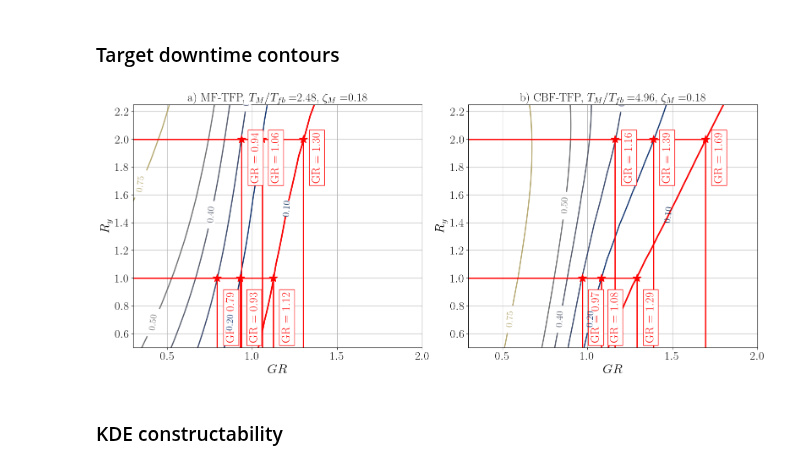
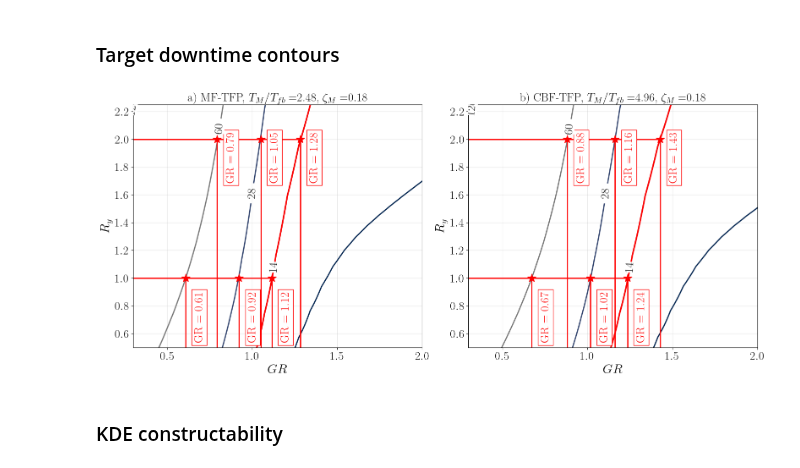
Before and after one commit to hgp297/isol-sys-database, a Jupyter notebook: src/paper/wcsi_time_anly_figures.ipynb, the cells around one changed output. Cells and saved outputs as stored; diff of their text form; code cells hidden in the pictures.

```diff
--- a/src/paper/wcsi_time_anly_figures.ipynb
+++ b/src/paper/wcsi_time_anly_figures.ipynb
@@ -817,13 +825,39 @@ plt.savefig('./wcsi_figures/mce_surf.svg')
 # %% [markdown]
 ### Target downtime contours
 # %%
+### regular
+ns = 4
+hs = 13.
+nb = 6
+Lb = 30.
+
+example_bldg_area = (nb*Lb)**2 * (ns + 1)
+workers_parallel = example_bldg_area/1000/2
+####
+similar_mf_tfp = df_mf_tfp[(df_mf_tfp['num_stories'] == ns) & (df_mf_tfp['num_bays'] == nb)]
+similar_mf_tfp_cost = similar_mf_tfp['total_cmp_cost'].median()
+similar_mf_tfp_time = similar_mf_tfp['total_cmp_time'].median()
+
+similar_mf_lrb = df_mf_lrb[(df_mf_lrb['num_stories'] == ns) & (df_mf_lrb['num_bays'] == nb)]
+similar_mf_lrb_cost = similar_mf_lrb['total_cmp_cost'].median()
+similar_mf_lrb_time = similar_mf_lrb['total_cmp_time'].median()
+
+similar_cbf_tfp = df_cbf_tfp[(df_cbf_tfp['num_stories'] == ns) & (df_cbf_tfp['num_bays'] == nb)]
+similar_cbf_tfp_cost = similar_cbf_tfp['total_cmp_cost'].median()
+similar_cbf_tfp_time = similar_cbf_tfp['total_cmp_time'].median()
+
+similar_cbf_lrb = df_cbf_lrb[(df_cbf_lrb['num_stories'] == ns) & (df_cbf_lrb['num_bays'] == nb)]
+similar_cbf_lrb_cost = similar_cbf_lrb['total_cmp_cost'].median()
+similar_cbf_lrb_time = similar_cbf_lrb['total_cmp_time'].median()
+####
+
 plt.rcParams["font.family"] = "serif"
 plt.rcParams["mathtext.fontset"] = "dejavuserif"
 title_font=22
 axis_font = 22
 subt_font = 20
 label_size = 20
-clabel_size = 16
+clabel_size = 20
 mpl.rcParams['xtick.labelsize'] = label_size
 mpl.rcParams['ytick.labelsize'] = label_size
 # plt.close('all')
@@ -835,6 +869,7 @@ xvar = 'gap_ratio'
 yvar = 'RI'
 
 lvls = np.array([0.1, 0.2, 0.3, 0.4, 0.5, 0.75, 1.0])
+lvl_days = np.array([7, 14, 28, 60, 120])
 
 df_sc = df_mf_tfp.copy()
 T_median = df_sc['T_ratio'].median()
@@ -865,20 +900,25 @@ grid_cost = predict_DV(X_plot,
 
 Z = np.array(grid_cost)
 Z_cont = Z.reshape(xx_pl.shape)
+Z_days = Z_cont*similar_mf_tfp_time/workers_parallel
 
-cs = ax.contour(xx_pl, yy_pl, Z_cont, linewidths=2.0, cmap='cividis',
-                 levels=lvls)
-clabels = ax.clabel(cs, fontsize=clabel_size)
+cs = ax.contour(xx_pl, yy_pl, Z_days, linewidths=2.0, cmap='cividis',
+                levels=lvl_days)
+# cs = ax.contour(xx_pl, yy_pl, Z_cont, linewidths=0.3, cmap='cividis',
+#                  levels=lvls)
+clabels = ax.clabel(cs, fontsize=clabel_size, colors='black')
 [txt.set_bbox(dict(facecolor='white', edgecolor='none', pad=0)) for txt in clabels]
 
 prob_list = [0.3, 0.2, 0.1]
+day_list = [14, 28, 60]
 from scipy.interpolate import RegularGridInterpolator
-for j, prob_des in enumerate(prob_list):
+
+for j, dt_des in enumerate(day_list):
     xq = np.linspace(0.4, 2.0, 200)
 
     Ry_target = 1.0
 
-    interp = RegularGridInterpolator((y_pl, x_pl), Z_cont)
+    interp = RegularGridInterpolator((y_pl, x_pl), Z_days)
     pts = np.zeros((200,2))
     pts[:,1] = xq
     pts[:,0] = Ry_target
@@ -887,7 +927,7 @@ for j, prob_des in enumerate(prob_list):
 
     the_points = np.vstack((pts[:,0], pts[:,1], lq))
 
-    theGapIdx = np.argmin(abs(lq - prob_des))
+    theGapIdx = np.argmin(abs(lq - dt_des))
 
     theGap = xq[theGapIdx]
     ax.vlines(x=theGap, ymin=0.49, ymax=Ry_target, color='red',
@@ -905,7 +945,7 @@ for j, prob_des in enumerate(prob_list):
 
     the_points = np.vstack((pts[:,0], pts[:,1], lq))
 
-    theGapIdx = np.argmin(abs(lq - prob_des))
+    theGapIdx = np.argmin(abs(lq - dt_des))
 
     theGap = xq[theGapIdx]
     ax.vlines(x=theGap, ymin=0.49, ymax=Ry_target, color='red',
@@ -917,7 +957,9 @@ for j, prob_des in enumerate(prob_list):
 
 
 
-ax.contour(xx_pl, yy_pl, Z_cont, levels = [0.1], colors=('red'),
+# ax.contour(xx_pl, yy_pl, Z_cont, levels = [0.1], colors=('red'),
+#             linestyles=('-'),linewidths=(2.5,))
+ax.contour(xx_pl, yy_pl, Z_days, levels = [14], colors=('red'),
             linestyles=('-'),linewidths=(2.5,))
 
 ax.set_xlim([0.3, 2.0])
@@ -931,7 +973,7 @@ ax.set_ylim([0.5, 2.25])
 #             c=df_sc[cost_var], cmap='cividis',
 #             s=20, edgecolors='k', linewidth=0.5)
 
-ax.grid(visible=True)
+ax.grid(visible=True, alpha=0.3)
 ax.set_title('a) MF-TFP, ' + '$T_M/T_{fb}=$' + f'{T_median:.2f}' + ', $\zeta_M=$' + f'{zeta_median:.2f}', fontsize=subt_font)
 ax.set_xlabel(r'$GR$', fontsize=axis_font)
 ax.set_ylabel(r'$R_y$', fontsize=axis_font)
@@ -973,22 +1015,27 @@ grid_time = predict_DV(X_plot,
                        mdl_time_cbf_tfp_o.gpr,
                        outcome=time_var)
 
-Z = np.array(grid_time)
+Z = np.array(grid_cost)
 Z_cont = Z.reshape(xx_pl.shape)
+Z_days = Z_cont*similar_mf_tfp_time/workers_parallel
 
-cs = ax.contour(xx_pl, yy_pl, Z_cont, linewidths=2.0, cmap='cividis',
-                 levels=lvls)
-clabels = ax.clabel(cs, fontsize=clabel_size)
-# [txt.set_bbox(dict(facecolor='white', edgecolor='none', pad=0)) for txt in clabels]
+cs = ax.contour(xx_pl, yy_pl, Z_days, linewidths=2.0, cmap='cividis',
+                levels=lvl_days)
+# cs = ax.contour(xx_pl, yy_pl, Z_cont, linewidths=0.3, cmap='cividis',
+#                  levels=lvls)
+clabels = ax.clabel(cs, fontsize=clabel_size, colors='black')
+[txt.set_bbox(dict(facecolor='white', edgecolor='none', pad=0)) for txt in clabels]
 
 prob_list = [0.3, 0.2, 0.1]
+day_list = [14, 28, 60]
 from scipy.interpolate import RegularGridInterpolator
-for j, prob_des in enumerate(prob_list):
+
+for j, dt_des in enumerate(day_list):
     xq = np.linspace(0.4, 2.0, 200)
 
     Ry_target = 1.0
 
-    interp = RegularGridInterpolator((y_pl, x_pl), Z_cont)
+    interp = RegularGridInterpolator((y_pl, x_pl), Z_days)
     pts = np.zeros((200,2))
     pts[:,1] = xq
     pts[:,0] = Ry_target
@@ -997,7 +1044,7 @@ for j, prob_des in enumerate(prob_list):
 
     the_points = np.vstack((pts[:,0], pts[:,1], lq))
 
-    theGapIdx = np.argmin(abs(lq - prob_des))
+    theGapIdx = np.argmin(abs(lq - dt_des))
 
     theGap = xq[theGapIdx]
     ax.vlines(x=theGap, ymin=0.49, ymax=Ry_target, color='red',
@@ -1015,7 +1062,7 @@ for j, prob_des in enumerate(prob_list):
 
     the_points = np.vstack((pts[:,0], pts[:,1], lq))
 
-    theGapIdx = np.argmin(abs(lq - prob_des))
+    theGapIdx = np.argmin(abs(lq - dt_des))
 
     theGap = xq[theGapIdx]
     ax.vlines(x=theGap, ymin=0.49, ymax=Ry_target, color='red',
@@ -1025,36 +1072,38 @@ for j, prob_des in enumerate(prob_list):
               fontsize=subt_font, color='red', bbox=dict(facecolor='white', edgecolor='red'))
     ax.plot([theGap], [Ry_target], marker='*', markersize=15, color='red')
 
 
 
-ax.contour(xx_pl, yy_pl, Z_cont, levels = [0.1], colors=('red'),
+# ax.contour(xx_pl, yy_pl, Z_cont, levels = [0.1], colors=('red'),
+#             linestyles=('-'),linewidths=(2.5,))
+ax.contour(xx_pl, yy_pl, Z_days, levels = [14], colors=('red'),
             linestyles=('-'),linewidths=(2.5,))
 
 ax.set_xlim([0.3, 2.0])
 ax.set_ylim([0.5, 2.25])
 
 # df_sc = df[(df['T_ratio']<=3.5) & (df['T_ratio']>=2.5) &
 #            (df['zeta_e']<=0.2) & (df['zeta_e']>=0.13)]
 
 # sc = ax.scatter(df_sc[xvar],
 #             df_sc[yvar],
 #             c=df_sc[cost_var], cmap='cividis',
 #             s=20, edgecolors='k', linewidth=0.5)
 
-ax.grid(visible=True)
+ax.grid(visible=True, alpha=0.3)
 ax.set_title('b) CBF-TFP, ' + '$T_M/T_{fb}=$' + f'{T_median:.2f}' + ', $\zeta_M=$' + f'{zeta_median:.2f}', fontsize=subt_font)
 ax.set_xlabel(r'$GR$', fontsize=axis_font)
 ax.set_ylabel(r'$R_y$', fontsize=axis_font)
 
 # handles, labels = sc.legend_elements(prop="colors")
 # legend2 = ax.legend(handles, labels, loc="lower left", title="$t_r$",
 #                       fontsize=subt_font, title_fontsize=subt_font)
 
 
 fig.tight_layout()
 plt.show()
 # %% [output]
-[figure, old version]
+[figure, new version]
 # %% [markdown]
 ### KDE constructability
 # %%
```
Also changed, not shown: parts of 16 cells of this notebook.
